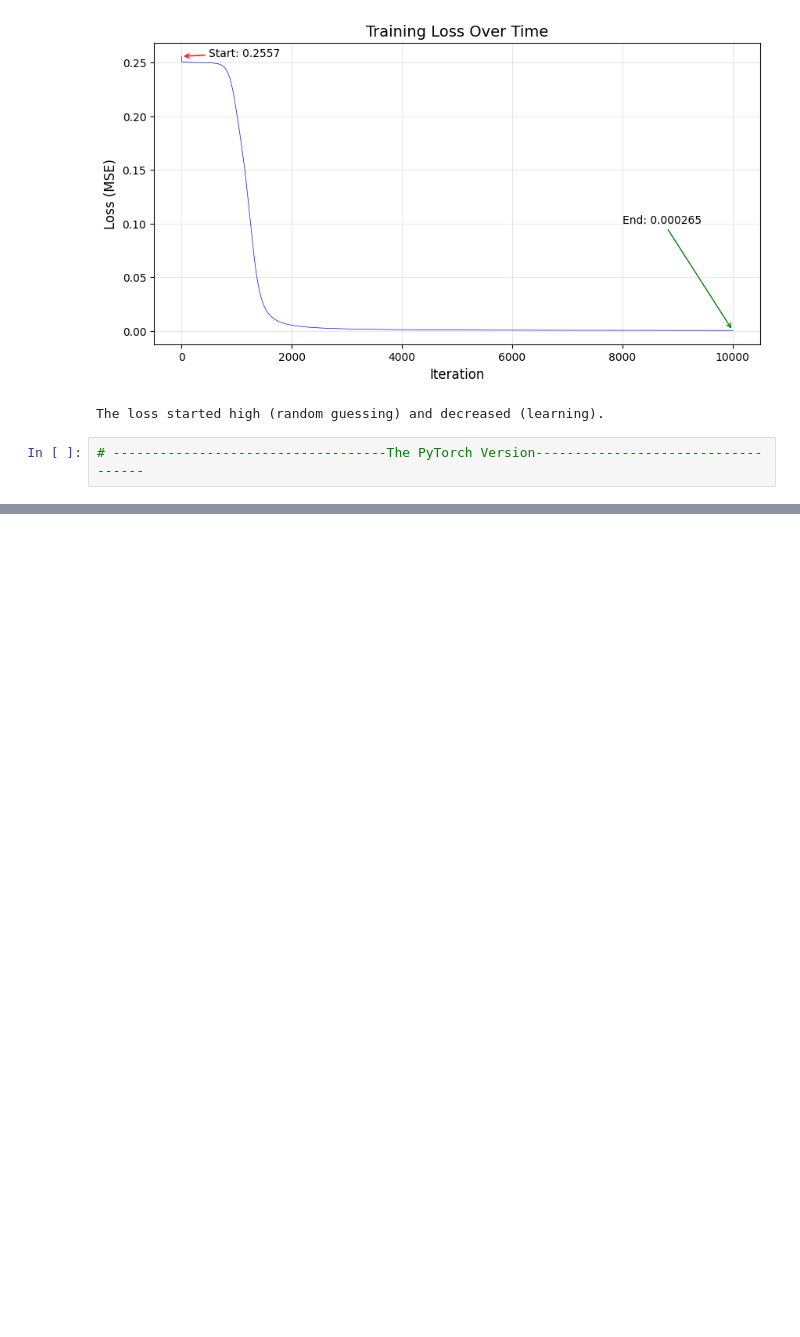
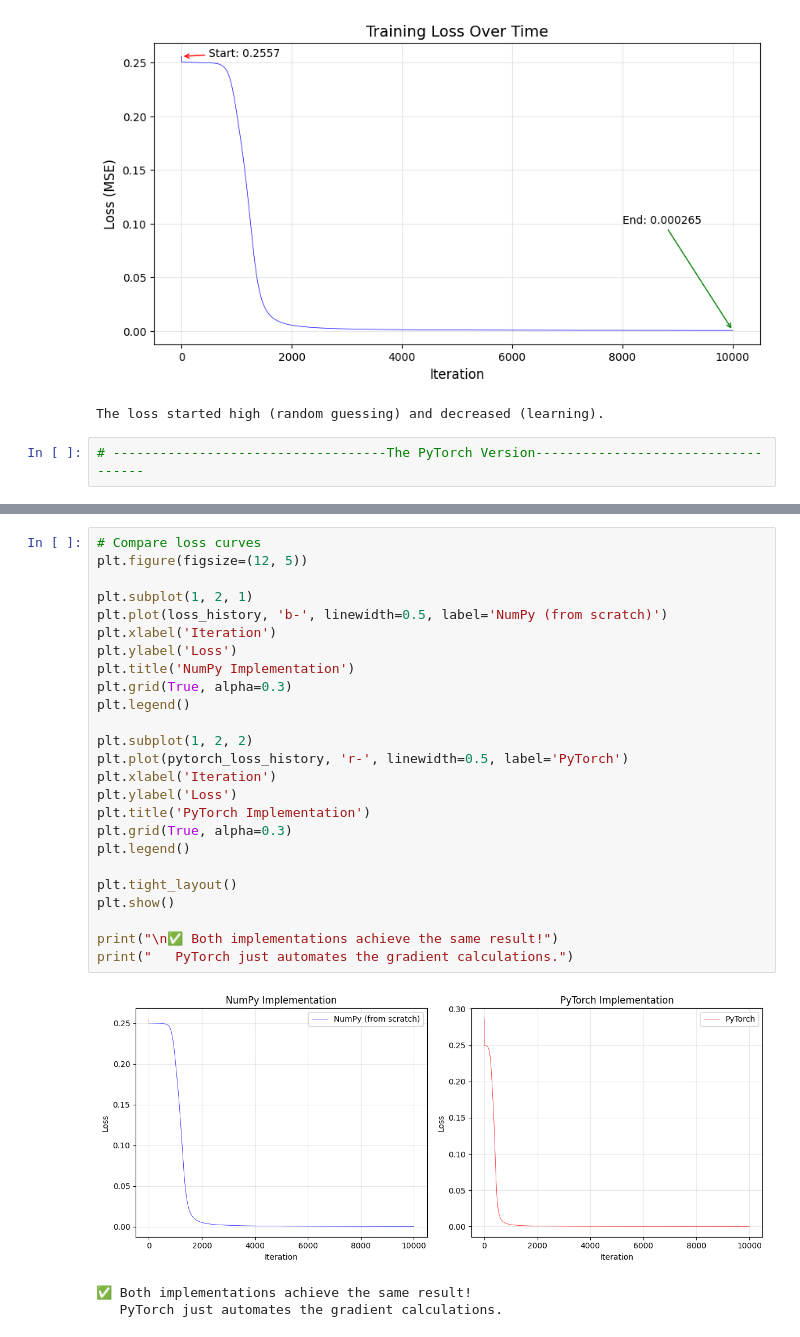
Before and after one commit to DipakKhade/AI-ML-100x, a Jupyter notebook: week-02-neural-networks-from-scratch/neural_network.ipynb, the cells around one changed output, grey strips where cells are left out. Saved outputs shown, nothing was run; the diff lists cells and outputs as text; blank space fills up the shorter version.

```diff
--- a/week-02-neural-networks-from-scratch/neural_network.ipynb
+++ b/week-02-neural-networks-from-scratch/neural_network.ipynb
@@ -401,0 +486,29 @@ The loss started high (random guessing) and decreased (learning).
+# %%
+# Compare loss curves
+plt.figure(figsize=(12, 5))
+
+plt.subplot(1, 2, 1)
+plt.plot(loss_history, 'b-', linewidth=0.5, label='NumPy (from scratch)')
+plt.xlabel('Iteration')
+plt.ylabel('Loss')
+plt.title('NumPy Implementation')
+plt.grid(True, alpha=0.3)
+plt.legend()
+
+plt.subplot(1, 2, 2)
+plt.plot(pytorch_loss_history, 'r-', linewidth=0.5, label='PyTorch')
+plt.xlabel('Iteration')
+plt.ylabel('Loss')
+plt.title('PyTorch Implementation')
+plt.grid(True, alpha=0.3)
+plt.legend()
+
+plt.tight_layout()
+plt.show()
+
+print("\n✅ Both implementations achieve the same result!")
+print("   PyTorch just automates the gradient calculations.")
+# %% [output]
+[figure, added]
+✅ Both implementations achieve the same result!
+   PyTorch just automates the gradient calculations.
```
Also changed, not shown: parts of 3 cells of this notebook.
